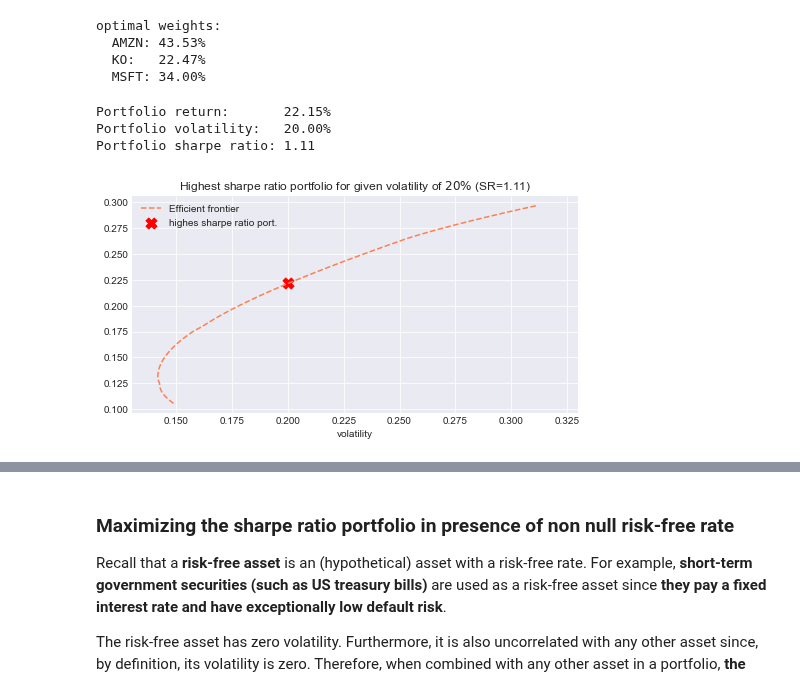
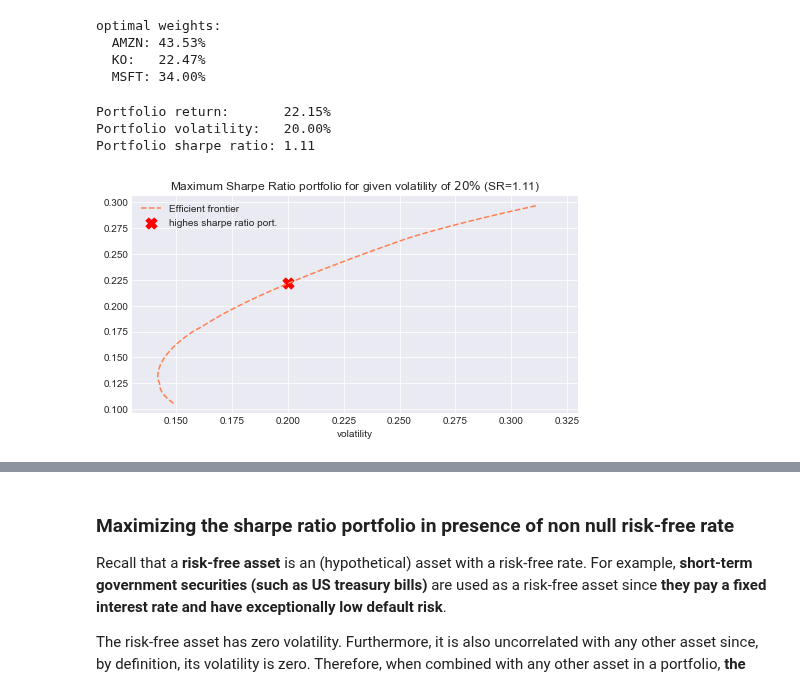
Before and after one commit to z4ir3/finance-courses, a Jupyter notebook: course_1_intro_to_portfolio_construction_and_analysis_with_python/week-2.ipynb, the cells around one changed output, grey strips where cells are left out. Drawn from its saved outputs; the diff is of its cells as text; code cells hidden in the pictures.

```diff
--- a/course_1_intro_to_portfolio_construction_and_analysis_with_python/week-2.ipynb
+++ b/course_1_intro_to_portfolio_construction_and_analysis_with_python/week-2.ipynb
@@ -630,20 +634,20 @@ optimal weights:
 # %%
 ret, vol, shp = get_portfolio_features(optimal_weights, ann_rets, cov_rets, risk_free_rate, periods_per_year)
 
 # Draw the efficient frontier
 fig, ax = plt.subplots(1,1, figsize=(8,4))
 df = erk.efficient_frontier(50, daily_rets, cov_rets, periods_per_year)
 df.plot.line(x="volatility", y="return", style="--", color="coral", ax=ax, grid=True, label="Efficient frontier")
 ax.scatter(vol, ret,  marker="X", color='r', s=120, label="highes sharpe ratio port.")
 ax.set_xlim([0.13,0.33])
 ax.legend()
-ax.set_title("Highest sharpe ratio portfolio for given volatility of $20\%$ (SR={:.2f})".format(shp))
+ax.set_title("Maximum Sharpe Ratio portfolio for given volatility of $20\%$ (SR={:.2f})".format(shp))
 plt.show()
 # %% [output]
 Portfolio return:       22.15%
 Portfolio volatility:   20.00%
 Portfolio sharpe ratio: 1.11
-[figure, old version]
+[figure, new version]
 # %% [markdown]
 ### Observation on constraints
 
```
Also changed, not shown: parts of 41 cells of this notebook.
